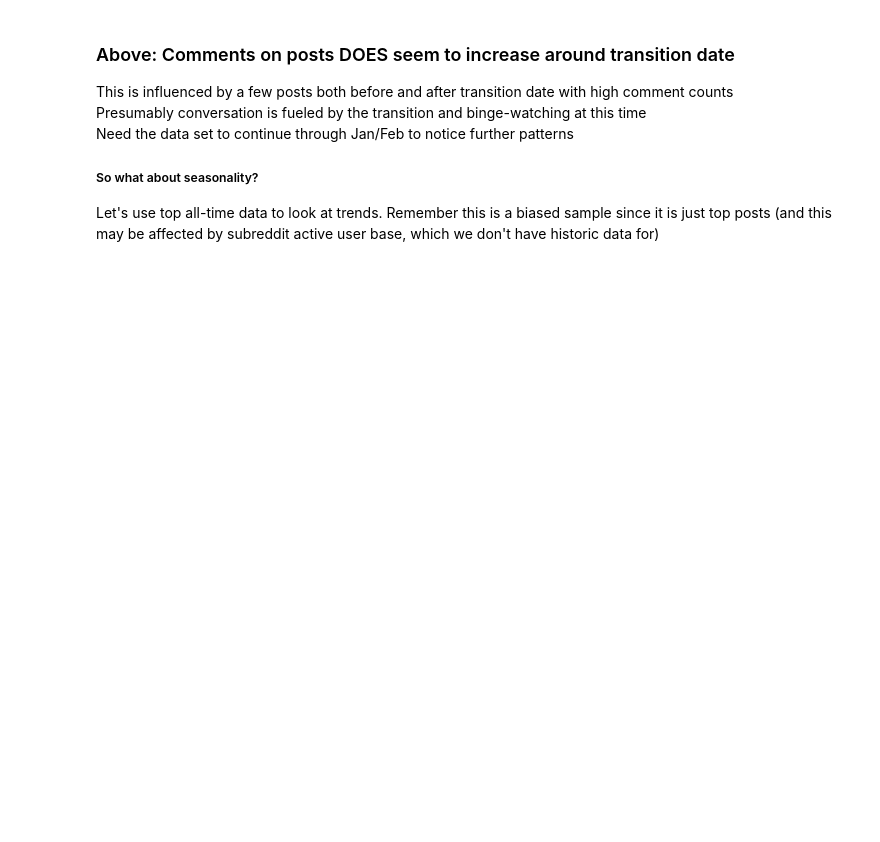
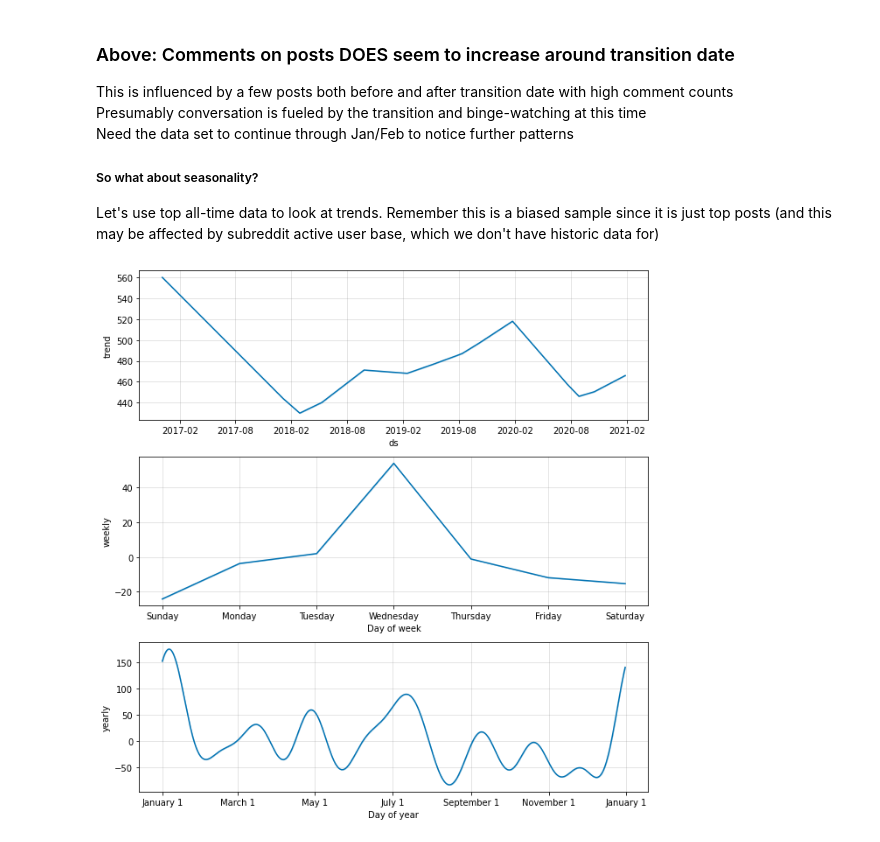
Before and after one commit to nb137/Reddit-DM-Popularity, a Jupyter notebook: Reddit_Office_Popularity.ipynb, the cells around one changed output. Saved outputs shown, nothing was run; the diff lists cells and outputs as text; code cells hidden in the pictures; blank space fills up the shorter version.

```diff
--- a/Reddit_Office_Popularity.ipynb
+++ b/Reddit_Office_Popularity.ipynb
@@ -137,3 +162,27 @@ Need the data set to continue through Jan/Feb to notice further patterns
 
 ##### So what about seasonality?
 Let's use top all-time data to look at trends. Remember this is a biased sample since it is just top posts (and this may be affected by subreddit active user base, which we don't have historic data for)
+# %%
+# Use Facebook Prophet for seasonality
+# Inspired by Theristis paper and with help of his code https://ieeexplore.ieee.org/stamp/stamp.jsp?arnumber=9095267
+
+daily_all = pd.DataFrame({'num_posts':df_all.resample('D',on='created')['title'].count(),
+                      'num_votes':df_all.resample('D',on='created')['score'].sum(),
+                      'num_com':df_all.resample('D',on='created')['num_comments'].sum() })
+
+daily_all['num_votes_norm'] = daily_all['num_votes']/daily_all['num_posts']
+daily_all['num_com_norm'] = daily_all['num_com']/daily_all['num_posts']
+
+from fbprophet import Prophet
+from fbprophet.plot import add_changepoints_to_plot
+pf = pd.DataFrame(columns=['ds','y'])    # Prophet requires this format
+pf['ds'] = daily_all.index.tz_localize(None)    # Prophet doesnt like timezones
+pf['y'] = daily_all.num_com_norm.values
+m = Prophet(growth='linear', yearly_seasonality=True, daily_seasonality=False, weekly_seasonality=True, changepoint_prior_scale=1, changepoint_range=1)
+
+m.fit(pf)
+future = m.make_future_dataframe(periods=1, freq='D')
+forecast = m.predict(future)
+fig2 = m.plot_components(forecast)
+# %% [output]
+[figure, added]
```
Also changed, not shown: parts of 9 cells of this notebook, 2 other files.
